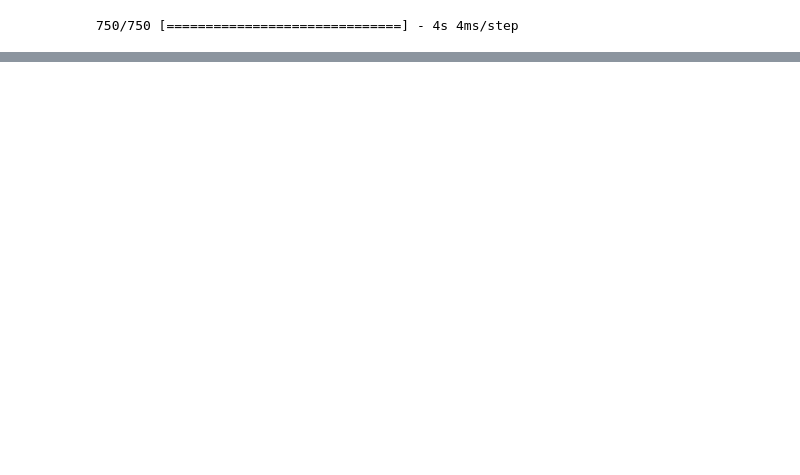
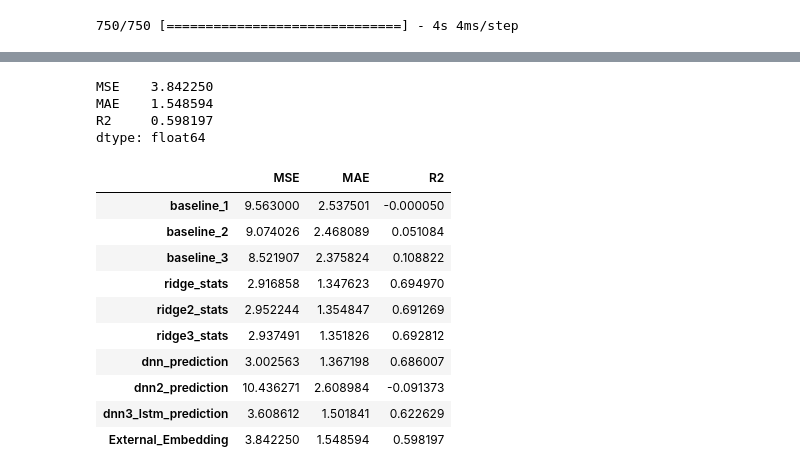
Before and after one commit to binyamin9913/Python_ML-2022, a Jupyter notebook: Final project/Score prediction-binyaminH.ipynb, the cells around one changed output, grey strips where cells are left out. Cells and saved outputs as stored; diff of their text form; code cells hidden in the pictures; blank space fills up the shorter version.

Commit message:
added external embeddings

```diff
--- a/Final project/Score prediction-binyaminH.ipynb
+++ b/Final project/Score prediction-binyaminH.ipynb
@@ -842,7 +823,7 @@ encoded_features.head()
 # %%
-column_names = ['country','province','region_1','region_2','taster_name','variety','winery','price','points','description']
+# column_names = ['country','province','region_1','region_2','taster_name','variety','winery','price','points','description']
 
-train_data = encoded_features.sample(frac=0.8)[column_names]
-test_data = encoded_features[~encoded_features.index.isin(train_data.index)][column_names]
-assert(len(test_data) + len(train_data) == len(encoded_features))
+# train_data = encoded_features.sample(frac=0.8)[column_names]
+# test_data = encoded_features[~encoded_features.index.isin(train_data.index)][column_names]
+# assert(len(test_data) + len(train_data) == len(encoded_features))
 # %%
@@ -1147,0 +1179,20 @@ dtype: float64
+# %%
+%%time
+text_col, target_col = 'description', 'points'
+
+early_stopping_monitor = EarlyStopping(
+    monitor='val_mean_squared_error',
+    min_delta=0,
+    patience=2,
+    verbose=0,
+    restore_best_weights=True
+)
+
+history = model.fit(
+    train_data[text_col],
+    train_data[target_col],
+    epochs=20,
+    batch_size=128,
+    verbose=1,
+    callbacks=[early_stopping_monitor],
+    validation_data = (test_data[text_col], test_data[target_col]))
@@ -1147,0 +1208,2 @@ dtype: float64
+# %%
+test_data['External_Embedding'] = model.predict(test_data[text_col])
@@ -1147,0 +1212,23 @@ dtype: float64
+# %%
+External_Embedding = calc_prediction_quality(test_data, 'External_Embedding', target_col)
+External_Embedding
+# %% [output]
+MSE    3.842250
+MAE    1.548594
+R2     0.598197
+dtype: float64
+# %%
+all_compared = pd.DataFrame([b1_stats, b2_stats, b3_stats, ridge_stats, ridge2_stats,ridge3_stats,dnn_stats, dnn2_stats,dnn3_lstm_prediction,External_Embedding], index=['baseline_1', 'baseline_2','baseline_3', 'ridge_stats', 'ridge2_stats','ridge3_stats', 'dnn_prediction', 'dnn2_prediction','dnn3_lstm_prediction','External_Embedding'])
+all_compared
+# %% [output]
+|  | MSE | MAE | R2 |
+| baseline_1 | 9.563000 | 2.537501 | -0.000050 |
+| baseline_2 | 9.074026 | 2.468089 | 0.051084 |
+| baseline_3 | 8.521907 | 2.375824 | 0.108822 |
+| ridge_stats | 2.916858 | 1.347623 | 0.694970 |
+| ridge2_stats | 2.952244 | 1.354847 | 0.691269 |
+| ridge3_stats | 2.937491 | 1.351826 | 0.692812 |
+| dnn_prediction | 3.002563 | 1.367198 | 0.686007 |
+| dnn2_prediction | 10.436271 | 2.608984 | -0.091373 |
+| dnn3_lstm_prediction | 3.608612 | 1.501841 | 0.622629 |
+| External_Embedding | 3.842250 | 1.548594 | 0.598197 |
```
Also changed, not shown: parts of 80 cells of this notebook.
